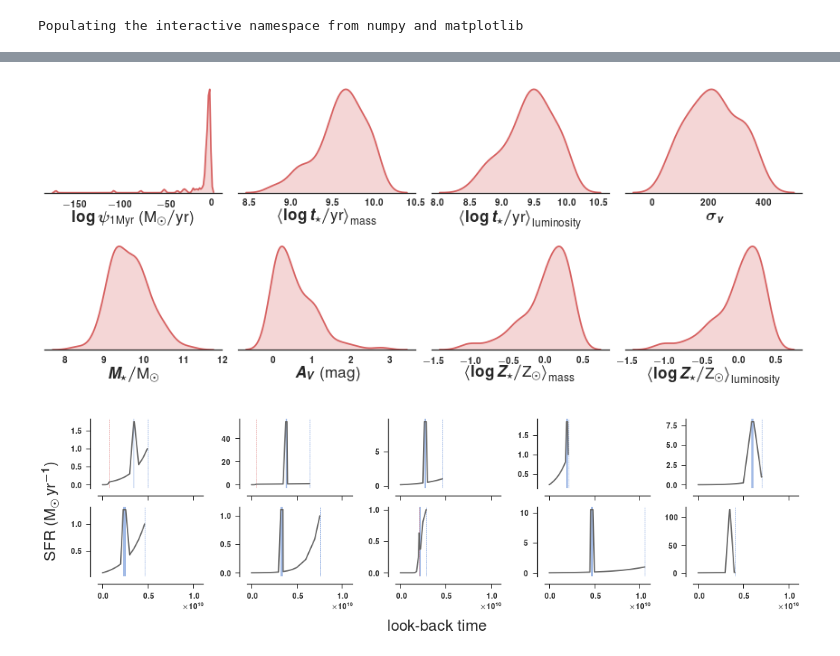
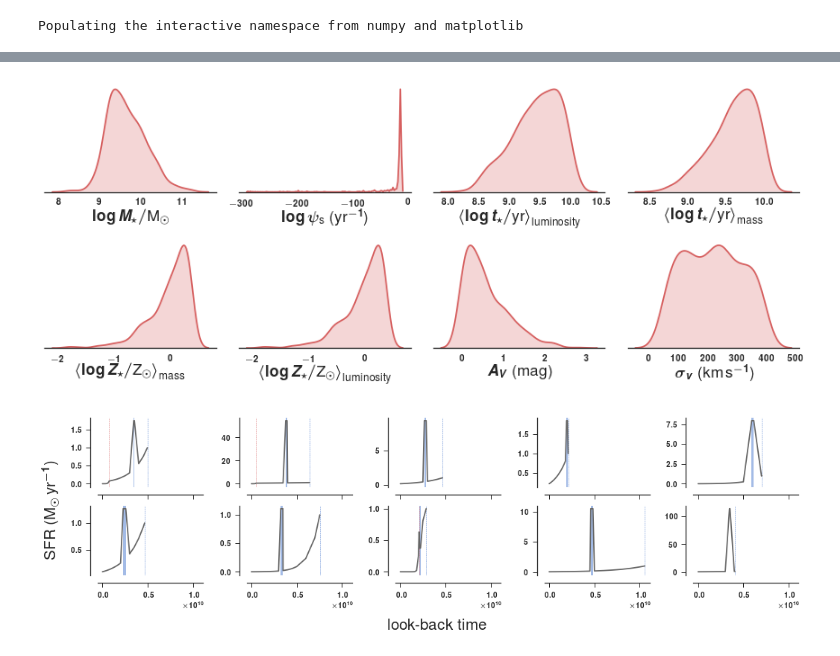
Before and after one commit to ajmejia/photo-ew, a Jupyter notebook: notebooks/testing-issag.ipynb, the cells around one changed output, grey strips where cells are left out. Drawn from its saved outputs; the diff is of its cells as text; code cells hidden in the pictures.

Commit message:
updating plots

```diff
--- a/notebooks/testing-issag.ipynb
+++ b/notebooks/testing-issag.ipynb
@@ -14,6 +14,6 @@ np.random.seed(sum(map(ord, "axis_grids")))
 # %% [output]
 Populating the interactive namespace from numpy and matplotlib
 # %%
-# %%time
-ssag = iSSAG(size=100)
+%%time
+ssag = iSSAG(size=500)
 ssag.set_all_seds(emission="both")
@@ -73,30 +57,30 @@ ssag.sample.head(n=10)
 # %%
 sns.set(style="white", palette="muted", color_codes=True)
 
 fig, axs = subplots(2, 4, figsize=(12, 5))
 axs = axs.ravel()
 sns.despine(left=True)
 
 labels = (
-    r"$\log{\psi_\text{1Myr}}$ (M$_\odot/$yr)",
+    r"$\log{M_\star/\text{M}_\odot}$",
+    r"$\log{\psi_\text{s}}$ (yr$^{-1}$)",
+    r"$\left<\log{t_\star/\text{yr}}\right>_\text{luminosity}",
     r"$\left<\log{t_\star/\text{yr}}\right>_\text{mass}$",
-    r"$\left<\log{t_\star/\text{yr}}\right>_\text{luminosity}",
-    r"$\sigma_v$",
-    r"$M_\star/\text{M}_\odot$",
+    r"$\left<\log{Z_\star/\text{Z}_\odot}\right>_\text{mass}$",
+    r"$\left<\log{Z_\star/\text{Z}_\odot}\right>_\text{luminosity}",
     r"$A_V$ (mag)",
-    r"$\left<\log{Z_\star/\text{Z}_\odot}\right>_\text{mass}$",
-    r"$\left<\log{Z_\star/\text{Z}_\odot}\right>_\text{luminosity}"
+    r"$\sigma_v$ (km\,s$^{-1}$)"
 )
 
 for i in xrange(axs.size):
     sns.distplot(ssag.physical.iloc[:, i].dropna(), hist=False, color="r", kde_kws={"shade": True},
                  axlabel=False, ax=axs[i])
     axs[i].set_xlabel(labels[i], size="x-large")
 
 plt.setp(axs, yticks=[])
 fig.tight_layout()
 # %% [output]
-[figure, old version]
+[figure, new version]
 # %%
 sns.set(style="ticks", palette="muted", color_codes=True)
 
```
Also changed, not shown: parts of 3 cells of this notebook.
